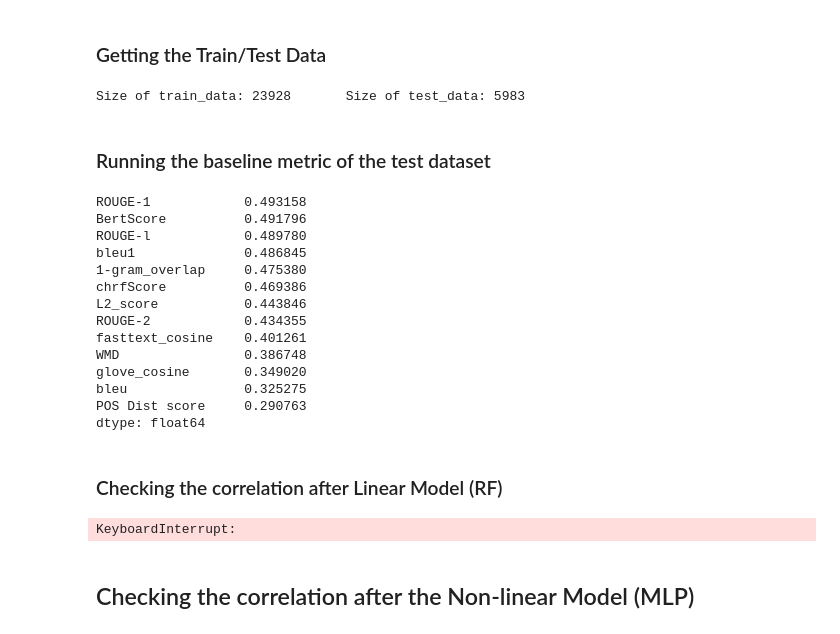
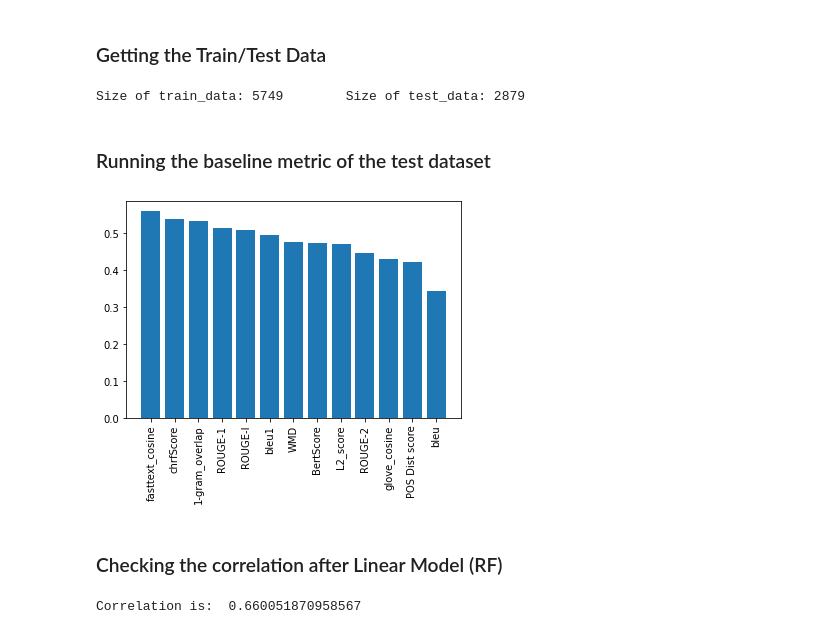
Before and after one commit to Hernanros/SOTA, a Jupyter notebook: notebooks/[SS]Testing_eval_data_corr.ipynb, the cells around one changed output. Drawn from its saved outputs; the diff is of its cells as text; code cells hidden in the pictures.

```diff
--- a/notebooks/[SS]Testing_eval_data_corr.ipynb
+++ b/notebooks/[SS]Testing_eval_data_corr.ipynb
@@ -82,36 +84,26 @@ Has 16 null columns in: Index(['glove_cosine', 'fasttext_cosine'], dtype='object
 # %% [markdown]
 ### Getting the Train/Test Data
 # %%
-X_train, X_test, y_train, y_test = model_corr.get_train_test_data(train_path = PATH_COMBINED, all_metrics=metrics, scale_label = False)
+X_train, X_test, y_train, y_test = model_corr.get_train_test_data(train_path = PATH_STS, all_metrics=metrics, scale_label = True)
 # %% [output]
-Size of train_data: 23928       Size of test_data: 5983
+Size of train_data: 5749        Size of test_data: 2879
 # %% [markdown]
 ### Running the baseline metric of the test dataset
 # %%
-X_test.corrwith(y_test).apply(lambda x: abs(x)).sort_values(ascending=False)
+ex = X_test.corrwith(y_test).apply(lambda x: abs(x)).sort_values(ascending=False).reset_index()
-# %% [output]
-ROUGE-1            0.493158
-BertScore          0.491796
-ROUGE-l            0.489780
-bleu1              0.486845
-1-gram_overlap     0.475380
-chrfScore          0.469386
-L2_score           0.443846
-ROUGE-2            0.434355
-fasttext_cosine    0.401261
-WMD                0.386748
-glove_cosine       0.349020
-bleu               0.325275
-POS Dist score     0.290763
-dtype: float64
+# %%
+ex.columns = ["Features", "Importance"]
+plt.bar(ex["Features"],ex["Importance"])
+plt.xticks(rotation=90)
+
+
+plt.show()
+# %% [output]
+[figure, added]
 # %% [markdown]
 ### Checking the correlation after Linear Model (RF)
 # %%
-pearsonr, model = model_corr.RF_corr(X_train,X_test,y_train,y_test,10)
+pearsonr, features = model_corr.RF_corr(X_train,X_test,y_train,y_test,6)
 print("Correlation is: ", pearsonr)
-feature = pd.DataFrame([model.feature_importances_], columns=X_train.columns, index = ["Importance"]).T
-feature.sort_values("Importance",ascending=False)[:3]
 # %% [output]
-KeyboardInterrupt:
+Correlation is:  0.660051870958567
-# %% [markdown]
-## Checking the correlation after the Non-linear Model (MLP)
```
Also changed, not shown: parts of 4 cells of this notebook, 3 other files.
